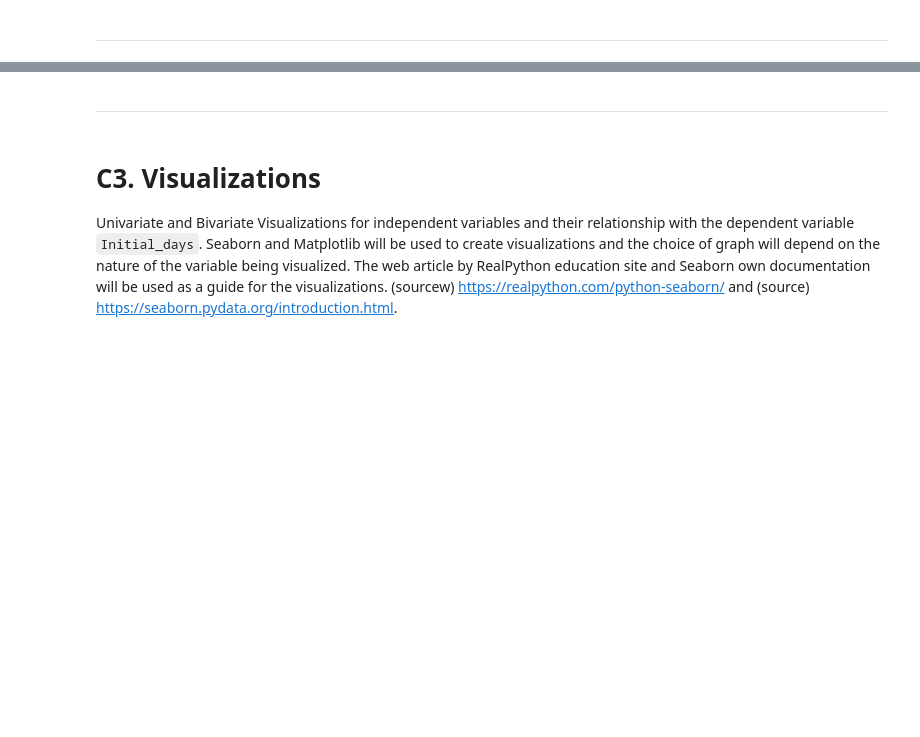
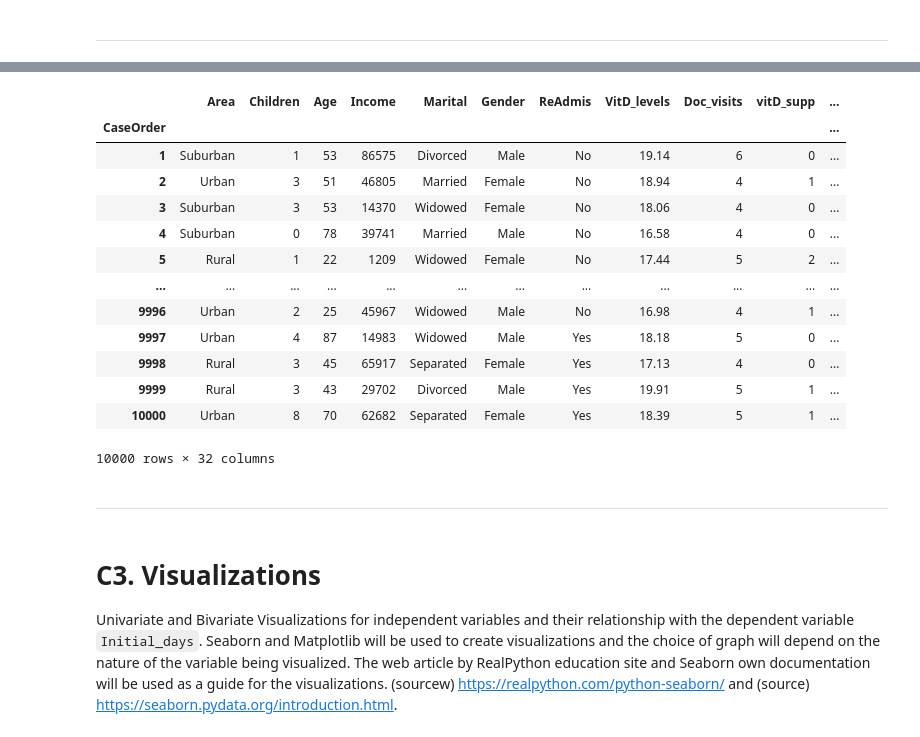
Before and after one commit to vertigoa/master, a Jupyter notebook: d208_task_1c_viz.ipynb, the cells around one changed output, grey strips where cells are left out. Saved outputs shown, nothing was run; the diff lists cells and outputs as text; code cells hidden in the pictures; blank space fills up the shorter version.

```diff
--- a/d208_task_1c_viz.ipynb
+++ b/d208_task_1c_viz.ipynb
@@ -15,3 +29,22 @@ from sklearn import preprocessing
+# %%
+
+df = pd.read_csv('df_reduced.csv', index_col=0)
+df
+# %% [output]
+|  | Area | Children | Age | Income | Marital | Gender | ReAdmis | VitD_levels | Doc_visits | vitD_supp | ... |
+| CaseOrder |  |  |  |  |  |  |  |  |  |  | ... |
+| 1 | Suburban | 1 | 53 | 86575 | Divorced | Male | No | 19.14 | 6 | 0 | ... |
+| 2 | Urban | 3 | 51 | 46805 | Married | Female | No | 18.94 | 4 | 1 | ... |
+| 3 | Suburban | 3 | 53 | 14370 | Widowed | Female | No | 18.06 | 4 | 0 | ... |
+| 4 | Suburban | 0 | 78 | 39741 | Married | Male | No | 16.58 | 4 | 0 | ... |
+| 5 | Rural | 1 | 22 | 1209 | Widowed | Female | No | 17.44 | 5 | 2 | ... |
+| ... | ... | ... | ... | ... | ... | ... | ... | ... | ... | ... | ... |
+| 9996 | Urban | 2 | 25 | 45967 | Widowed | Male | No | 16.98 | 4 | 1 | ... |
+| 9997 | Urban | 4 | 87 | 14983 | Widowed | Male | Yes | 18.18 | 5 | 0 | ... |
+| 9998 | Rural | 3 | 45 | 65917 | Separated | Female | Yes | 17.13 | 4 | 0 | ... |
+| 9999 | Rural | 3 | 43 | 29702 | Divorced | Male | Yes | 19.91 | 5 | 1 | ... |
+| 10000 | Urban | 8 | 70 | 62682 | Separated | Female | Yes | 18.39 | 5 | 1 | ... |
+10000 rows × 32 columns
 # %% [markdown]
 -------------------------------------
 # %% [markdown]
```
Also changed, not shown: parts of 12 cells of this notebook, 6 other files.
